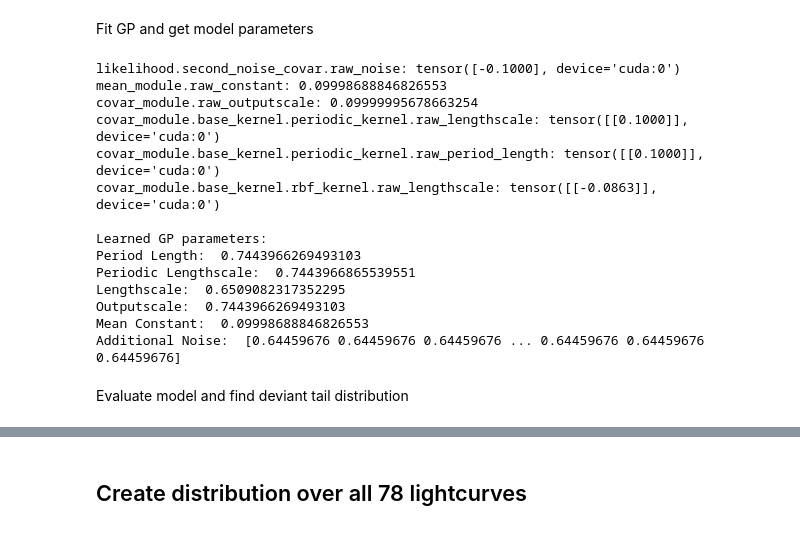
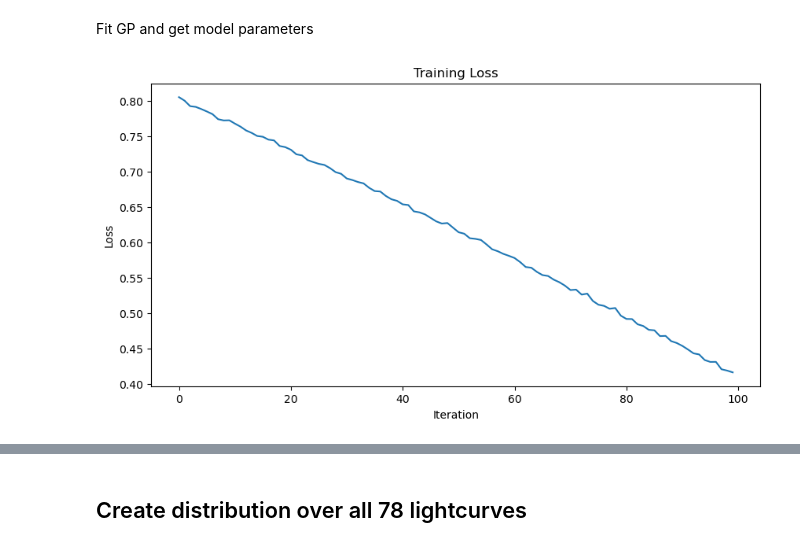
Before and after one commit to linneawolniewicz/dipper-detection, a Jupyter notebook: notebooks/data_notebooks/generate_synthetic_lc.ipynb, the cells around one changed output, grey strips where cells are left out. Saved outputs shown, nothing was run; the diff lists cells and outputs as text; code cells hidden in the pictures.

```diff
--- a/notebooks/data_notebooks/generate_synthetic_lc.ipynb
+++ b/notebooks/data_notebooks/generate_synthetic_lc.ipynb
@@ -56,54 +171,36 @@ No artists with labels found to put in legend.  Note that artists whose label st
 # %% [markdown]
 Fit GP and get model parameters
 # %%
+# Remove data between x = 30 and x = 50
+x_new = x[(x < 30) | (x > 40)]
+y_new = y[(x < 30) | (x > 40)]
+y_err_new = y_err[(x < 30) | (x > 40)]
+
 # Hyperparameters
-initial_lengthscale = 0.7
-training_iterations = 50
+training_iterations = 100
+lr = 0.01
 learn_additional_noise = True
+# kernel = PeriodicKernel(
+#     period_length_constraint=Positive(initial_value=period)
+# )
+# kernel = RBFKernel(
+# lengthscale_constraint=Positive(initial_value=0.7)
+# )
+kernel = QuasiPeriodicKernel(
+    period_length_constraint=Positive(initial_value=period),
+    lengthscale_constraint=Positive(initial_value=1.0)
+)
 
 # Train GP model
 model, likelihood, mll = train_gp(
-    torch.tensor(x, dtype=torch.float32).to(device),
-    torch.tensor(y, dtype=torch.float32).to(device),
-    torch.tensor(y_err, dtype=torch.float32).to(device),
+    torch.tensor(x_new, dtype=torch.float32).to(device),
+    torch.tensor(y_new, dtype=torch.float32).to(device),
+    torch.tensor(y_err_new, dtype=torch.float32).to(device),
     training_iterations=training_iterations,
-    lengthscale=initial_lengthscale,
+    lr=lr,
     device=device,
-    learn_additional_noise=learn_additional_noise
+    learn_additional_noise=learn_additional_noise,
+    kernel=kernel
 )
+# %% [output]
+[figure, added]
-# %%
-# Print learned GP parameters
-for name, param in model.named_parameters():
-    print(f"{name}: {param.data}")
-
-noises = model.likelihood.noise.squeeze().detach().cpu().numpy()
-period_length = model.covar_module.base_kernel.periodic_kernel.period_length.item()
-periodic_lengthscale = model.covar_module.base_kernel.periodic_kernel.lengthscale.item()
-lengthscale = model.covar_module.base_kernel.rbf_kernel.lengthscale.item()
-outputscale = model.covar_module.outputscale.item()
-mean_constant = model.mean_module.constant.item()
-
-print("\nLearned GP parameters:")
-print("Period Length: ", period_length)
-print("Periodic Lengthscale: ", periodic_lengthscale)
-print("Lengthscale: ", lengthscale)
-print("Outputscale: ", outputscale)
-print("Mean Constant: ", mean_constant)
-print("Additional Noise: ", noises)
-# %% [output]
-likelihood.second_noise_covar.raw_noise: tensor([-0.1000], device='cuda:0')
-mean_module.raw_constant: 0.09998688846826553
-covar_module.raw_outputscale: 0.09999995678663254
-covar_module.base_kernel.periodic_kernel.raw_lengthscale: tensor([[0.1000]], device='cuda:0')
-covar_module.base_kernel.periodic_kernel.raw_period_length: tensor([[0.1000]], device='cuda:0')
-covar_module.base_kernel.rbf_kernel.raw_lengthscale: tensor([[-0.0863]], device='cuda:0')
-
-Learned GP parameters:
-Period Length:  0.7443966269493103
-Periodic Lengthscale:  0.7443966865539551
-Lengthscale:  0.6509082317352295
-Outputscale:  0.7443966269493103
-Mean Constant:  0.09998688846826553
-Additional Noise:  [0.64459676 0.64459676 0.64459676 ... 0.64459676 0.64459676 0.64459676]
-# %% [markdown]
-Evaluate model and find deviant tail distribution
```
Also changed, not shown: parts of 18 cells of this notebook, 3 other files.
